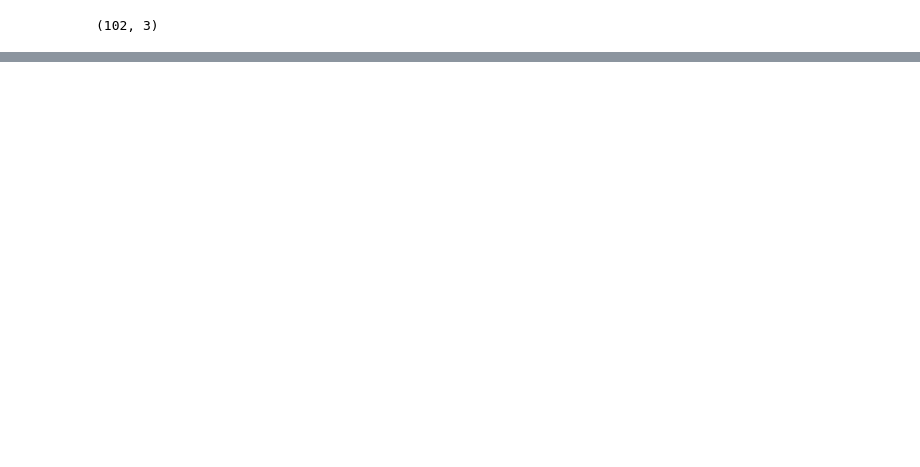
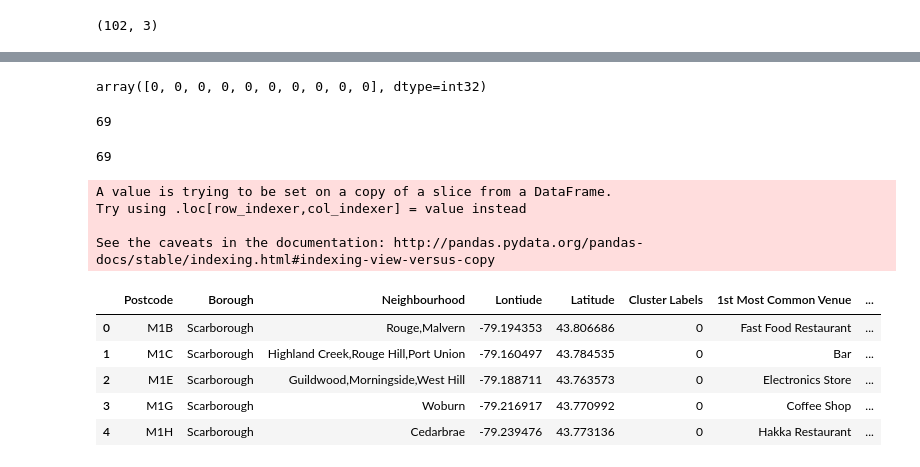
Before and after one commit to Dewedar/cs_proj_wats, a Jupyter notebook: Capstone - Segmenting and Clustering Neighborhoods.ipynb, the cells around one changed output, grey strips where cells are left out. Drawn from its saved outputs; the diff is of its cells as text; code cells hidden in the pictures; blank space fills up the shorter version.

```diff
--- a/Capstone - Segmenting and Clustering Neighborhoods.ipynb
+++ b/Capstone - Segmenting and Clustering Neighborhoods.ipynb
@@ -119,0 +176,9 @@ complete_info_df
+# %%
+def return_most_common_venues(row, num_top_venues):
+    row_categories = row.iloc[1:]
+    row_categories_sorted = row_categories.sort_values(ascending=False)
+
+    return row_categories_sorted.index.values[0:num_top_venues]
+# %%
+Toronto_venues_grouped = Toronto_venues_onehot.groupby('Neighbourhood').mean().reset_index()
+Toronto_venues_grouped
@@ -119,0 +273,48 @@ complete_info_df
+# %%
+# set number of clusters
+kclusters = 5
+
+Toronto_venues_grouped_clustering = Toronto_venues_grouped.drop('Neighbourhood', 1)
+
+
+
+# run k-means clustering
+kmeans = KMeans(n_clusters=kclusters, random_state=0).fit(Toronto_venues_grouped_clustering)
+
+# check cluster labels generated for each row in the dataframe
+kmeans.labels_[0:10]
+# %% [output]
+array([0, 0, 0, 0, 0, 0, 0, 0, 0, 0], dtype=int32)
+# %%
+len(kmeans.labels_)
+# %% [output]
+69
+# %%
+len(neighborhoods_venues_sorted)
+# %% [output]
+69
+# %%
+complete_info_df = complete_info_df[:-3]
+# %%
+toronto_merged = complete_info_df
+
+
+
+# add clustering labels
+toronto_merged['Cluster Labels'] = kmeans.labels_
+
+# merge toronto_grouped with toronto_data to add latitude/longitude for each neighborhood
+toronto_merged = toronto_merged.join(neighborhoods_venues_sorted.set_index('Neighbourhood'), on='Neighbourhood')
+
+toronto_merged.head() # check the last columns!
+# %% [output]
+A value is trying to be set on a copy of a slice from a DataFrame.
+Try using .loc[row_indexer,col_indexer] = value instead
+
+See the caveats in the documentation: http://pandas.pydata.org/pandas-docs/stable/indexing.html#indexing-view-versus-copy
+|  | Postcode | Borough | Neighbourhood | Lontiude | Latitude | Cluster Labels | 1st Most Common Venue | ... |
+| 0 | M1B | Scarborough | Rouge,Malvern | -79.194353 | 43.806686 | 0 | Fast Food Restaurant | ... |
+| 1 | M1C | Scarborough | Highland Creek,Rouge Hill,Port Union | -79.160497 | 43.784535 | 0 | Bar | ... |
+| 2 | M1E | Scarborough | Guildwood,Morningside,West Hill | -79.188711 | 43.763573 | 0 | Electronics Store | ... |
+| 3 | M1G | Scarborough | Woburn | -79.216917 | 43.770992 | 0 | Coffee Shop | ... |
+| 4 | M1H | Scarborough | Cedarbrae | -79.239476 | 43.773136 | 0 | Hakka Restaurant | ... |
```
Also changed, not shown: parts of 13 cells of this notebook.
